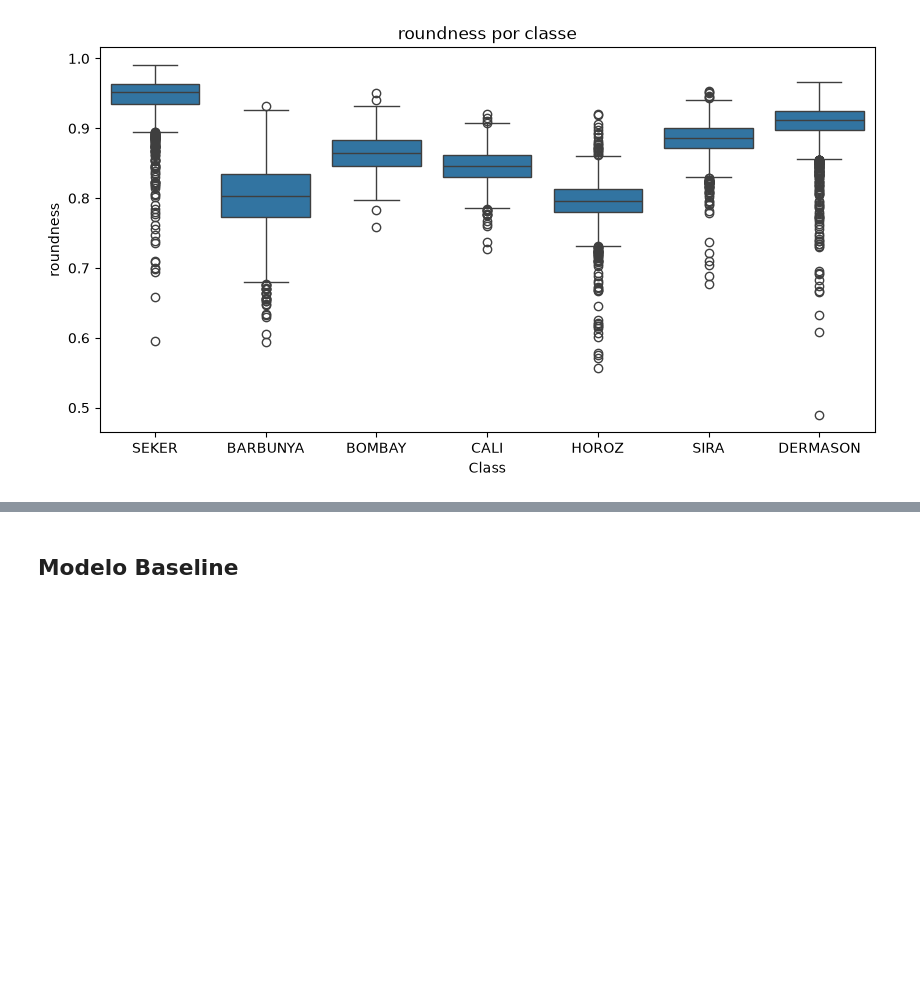
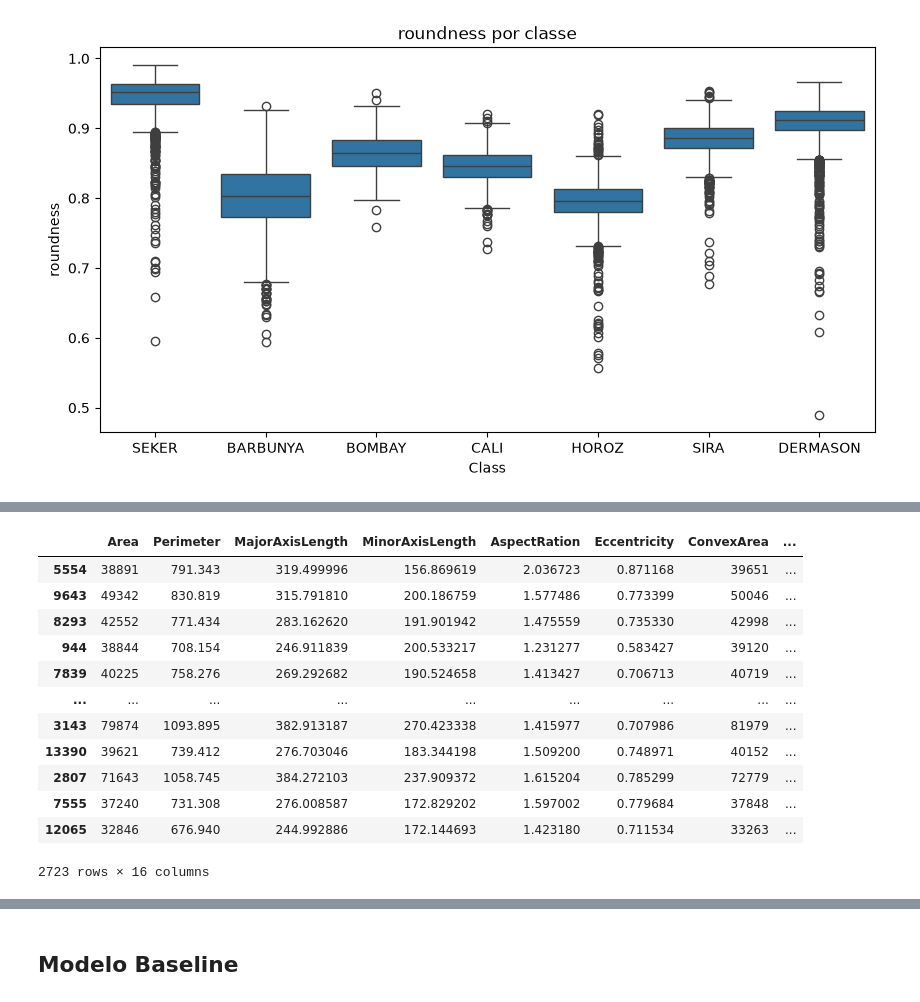
Before and after one commit to helo-sampc/Tiamat, a Jupyter notebook: Dry Bean Model.ipynb, the cells around one changed output, grey strips where cells are left out. Drawn from its saved outputs; the diff is of its cells as text; code cells hidden in the pictures; blank space fills up the shorter version.

```diff
--- a/Dry Bean Model.ipynb
+++ b/Dry Bean Model.ipynb
@@ -143,0 +240,16 @@ for atributo in atributos:
+# %%
+df_atributos_teste
+# %% [output]
+|  | Area | Perimeter | MajorAxisLength | MinorAxisLength | AspectRation | Eccentricity | ConvexArea | ... |
+| 5554 | 38891 | 791.343 | 319.499996 | 156.869619 | 2.036723 | 0.871168 | 39651 | ... |
+| 9643 | 49342 | 830.819 | 315.791810 | 200.186759 | 1.577486 | 0.773399 | 50046 | ... |
+| 8293 | 42552 | 771.434 | 283.162620 | 191.901942 | 1.475559 | 0.735330 | 42998 | ... |
+| 944 | 38844 | 708.154 | 246.911839 | 200.533217 | 1.231277 | 0.583427 | 39120 | ... |
+| 7839 | 40225 | 758.276 | 269.292682 | 190.524658 | 1.413427 | 0.706713 | 40719 | ... |
+| ... | ... | ... | ... | ... | ... | ... | ... | ... |
+| 3143 | 79874 | 1093.895 | 382.913187 | 270.423338 | 1.415977 | 0.707986 | 81979 | ... |
+| 13390 | 39621 | 739.412 | 276.703046 | 183.344198 | 1.509200 | 0.748971 | 40152 | ... |
+| 2807 | 71643 | 1058.745 | 384.272103 | 237.909372 | 1.615204 | 0.785299 | 72779 | ... |
+| 7555 | 37240 | 731.308 | 276.008587 | 172.829202 | 1.597002 | 0.779684 | 37848 | ... |
+| 12065 | 32846 | 676.940 | 244.992886 | 172.144693 | 1.423180 | 0.711534 | 33263 | ... |
+2723 rows × 16 columns
```
Also changed, not shown: parts of 24 cells of this notebook.
